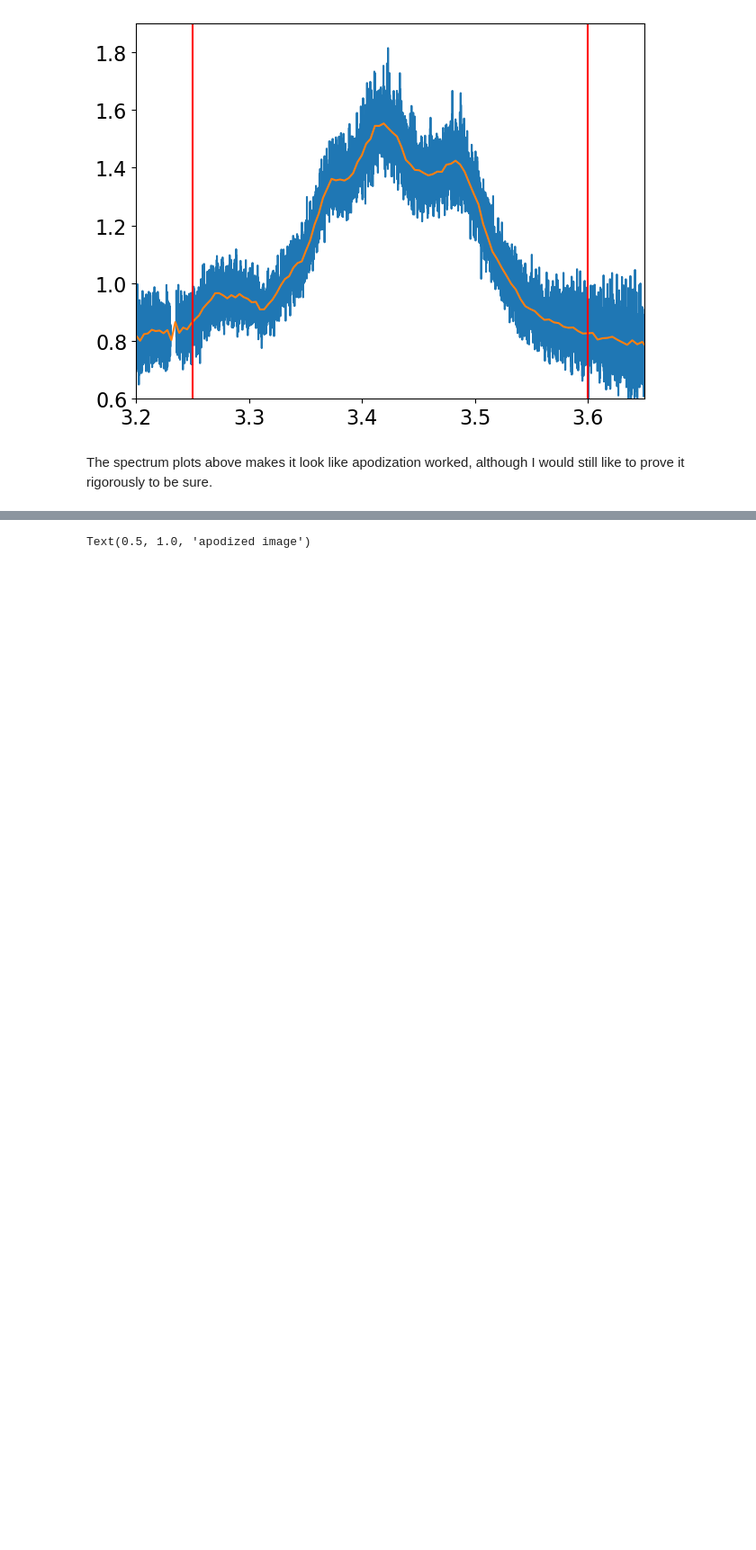
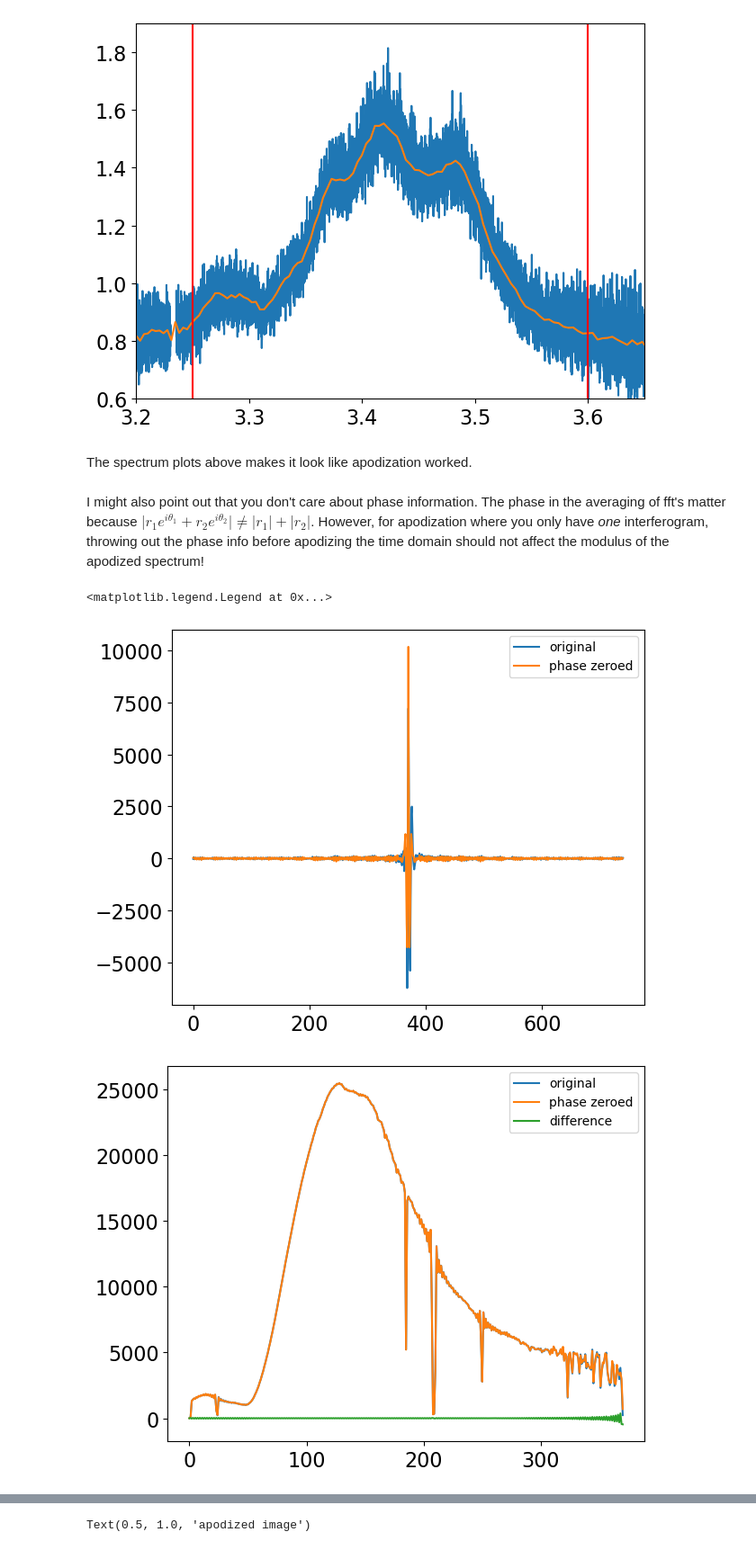
Before and after one commit to peter-chang62/Microscope_Data_Analysis, a Jupyter notebook: notebooks/apply_apod_to_image.ipynb, the cells around one changed output, grey strips where cells are left out. Shown at 90% size. Cells and saved outputs as stored; diff of their text form; code cells hidden in the pictures; blank space fills up the shorter version.

```diff
--- a/notebooks/apply_apod_to_image.ipynb
+++ b/notebooks/apply_apod_to_image.ipynb
@@ -147,4 +147,49 @@ plt.xlim(3.2, 3.65)
 [figure]
 [figure]
 # %% [markdown]
-The spectrum plots above makes it look like apodization worked, although I would still like to prove it rigorously to be sure.
+The spectrum plots above makes it look like apodization worked.
+# %% [markdown]
+I might also point out that you don't care about phase information. The phase in the averaging of fft's matter because $\lvert r_1e^{i\theta_1} + r_2e^{i\theta_2} \rvert \neq \lvert r_1 \rvert + \lvert r_2 \rvert$. However, for apodization where you only have *one* interferogram, throwing out the phase info before apodizing the time domain should not affect the modulus of the apodized spectrum!
+# %%
+if os.name == "nt":
+    path = (
+        r"C:\Users\pchan\SynologyDrive\Research_Projects\Microscope/"
+        r"Python_Workspace\data\phase_corrected/"
+    )
+else:
+    path = (
+        r"/Volumes/Peter SSD/Research_Projects/Microscope/Python_Workspace"
+        r"/data/phase_corrected/"
+    )
+
+avg = np.load(path + "bckgnd/avg_bckgnd.npy", mmap_mode="r")
+ft = dpc.rfft(avg)
+
+p = np.arctan2(ft.imag, ft.real)
+ft_zero_phase = ft * np.exp(-1j * p)
+t_zero_phase = dpc.irfft(ft_zero_phase)
+
+ppifg = 74180
+center = ppifg // 2
+window = 74180 // 100
+
+t_a = avg[center - window // 2 : center + window // 2]
+t_a_zero_phase = t_zero_phase[center - window // 2 : center + window // 2]
+
+ft_a = dpc.rfft(t_a)
+ft_a_zero_phase = dpc.rfft(t_a_zero_phase)
+
+plt.figure()
+plt.plot(t_a, label="original")
+plt.plot(t_a_zero_phase, label="phase zeroed")
+plt.legend(loc="best")
+
+plt.figure()
+plt.plot(abs(ft_a), label="original")
+plt.plot(abs(ft_a_zero_phase), label="phase zeroed")
+plt.plot(abs(ft_a) - abs(ft_a_zero_phase), label="difference")
+plt.legend(loc="best")
+# %% [output]
+<matplotlib.legend.Legend at 0x...>
+[figure, added]
+[figure, added]
```
Also changed, not shown: parts of 2 cells of this notebook, 2 other files.
